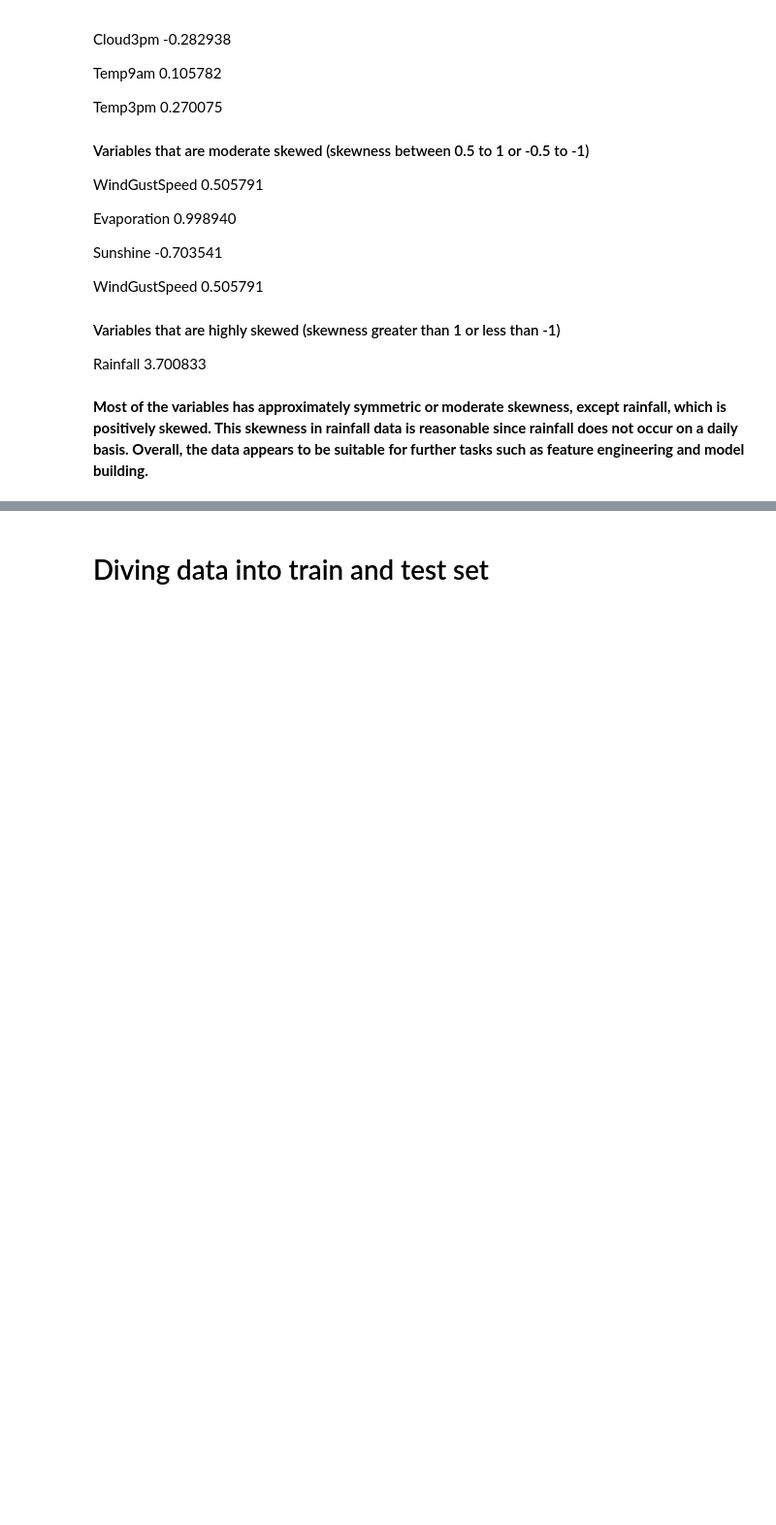
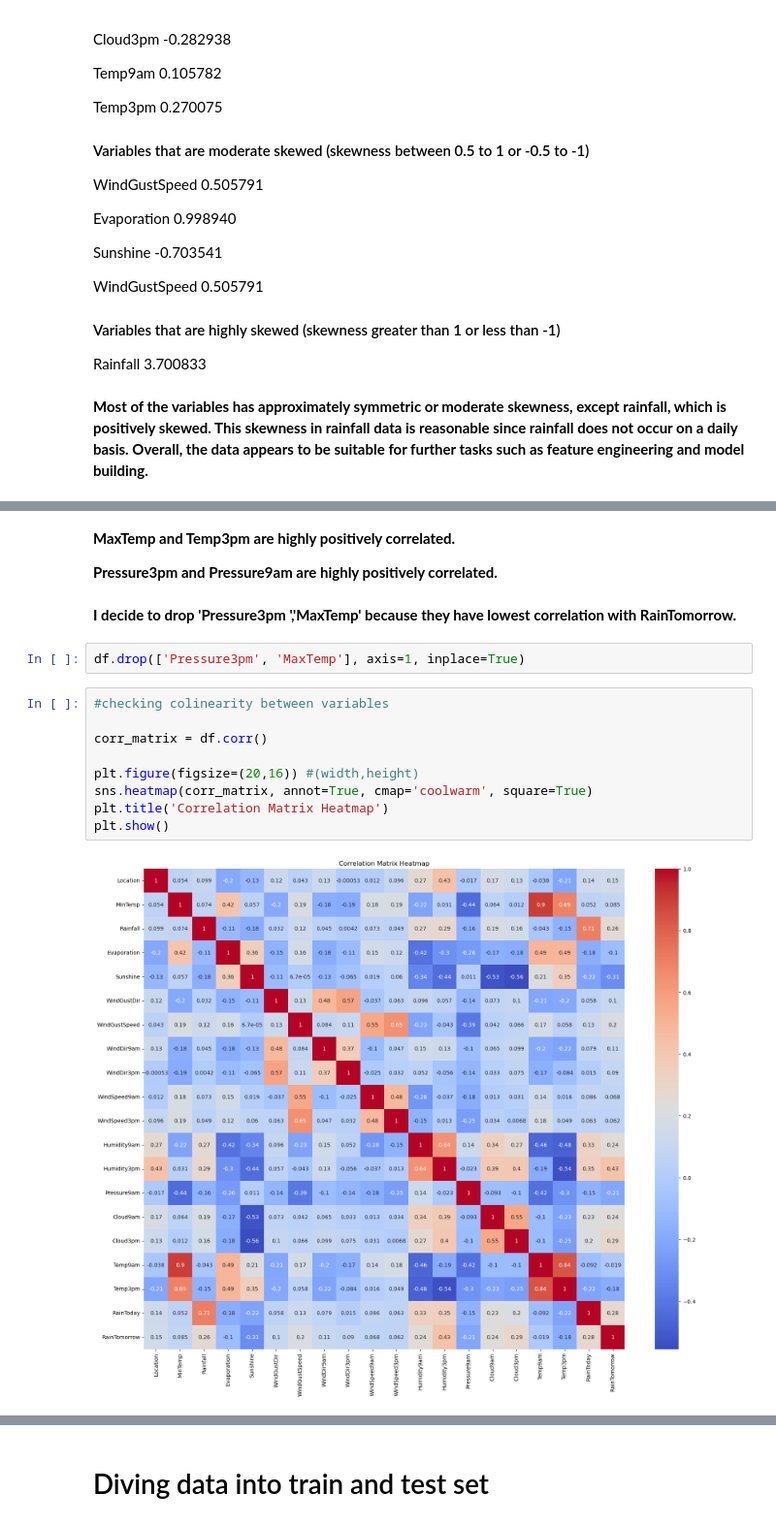
Before and after one commit to Sameer-ansarii/RAINFALL_CLASSIFIER, a Jupyter notebook: RAIN CLASSIFIER (MODEL BUILDING).ipynb, the cells around one changed output, grey strips where cells are left out. Shown at 97% size. Drawn from its saved outputs; the diff is of its cells as text; blank space fills up the shorter version.

```diff
--- a/RAIN CLASSIFIER (MODEL BUILDING).ipynb
+++ b/RAIN CLASSIFIER (MODEL BUILDING).ipynb
@@ -622,0 +659,19 @@ Rainfall         3.700833
+# %% [markdown]
+**MaxTemp and Temp3pm are highly positively correlated.**
+
+**Pressure3pm and Pressure9am are highly positively correlated.**
+# %% [markdown]
+**I decide to drop 'Pressure3pm ','MaxTemp'  because they have lowest correlation with RainTomorrow.**
+# %%
+df.drop(['Pressure3pm', 'MaxTemp'], axis=1, inplace=True)
+# %%
+#checking colinearity between variables
+
+corr_matrix = df.corr()
+
+plt.figure(figsize=(20,16)) #(width,height)
+sns.heatmap(corr_matrix, annot=True, cmap='coolwarm', square=True)
+plt.title('Correlation Matrix Heatmap')
+plt.show()
+# %% [output]
+[figure, added]
```
Also changed, not shown: parts of 24 cells of this notebook.
